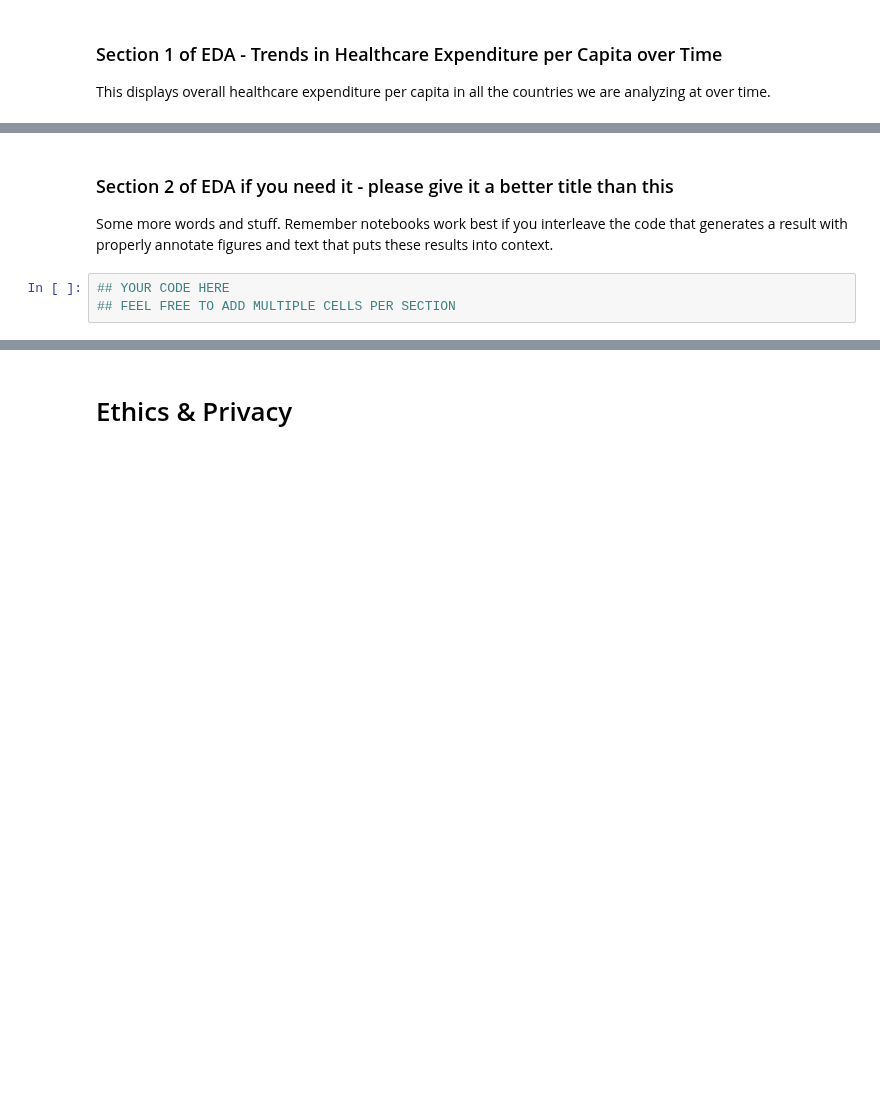
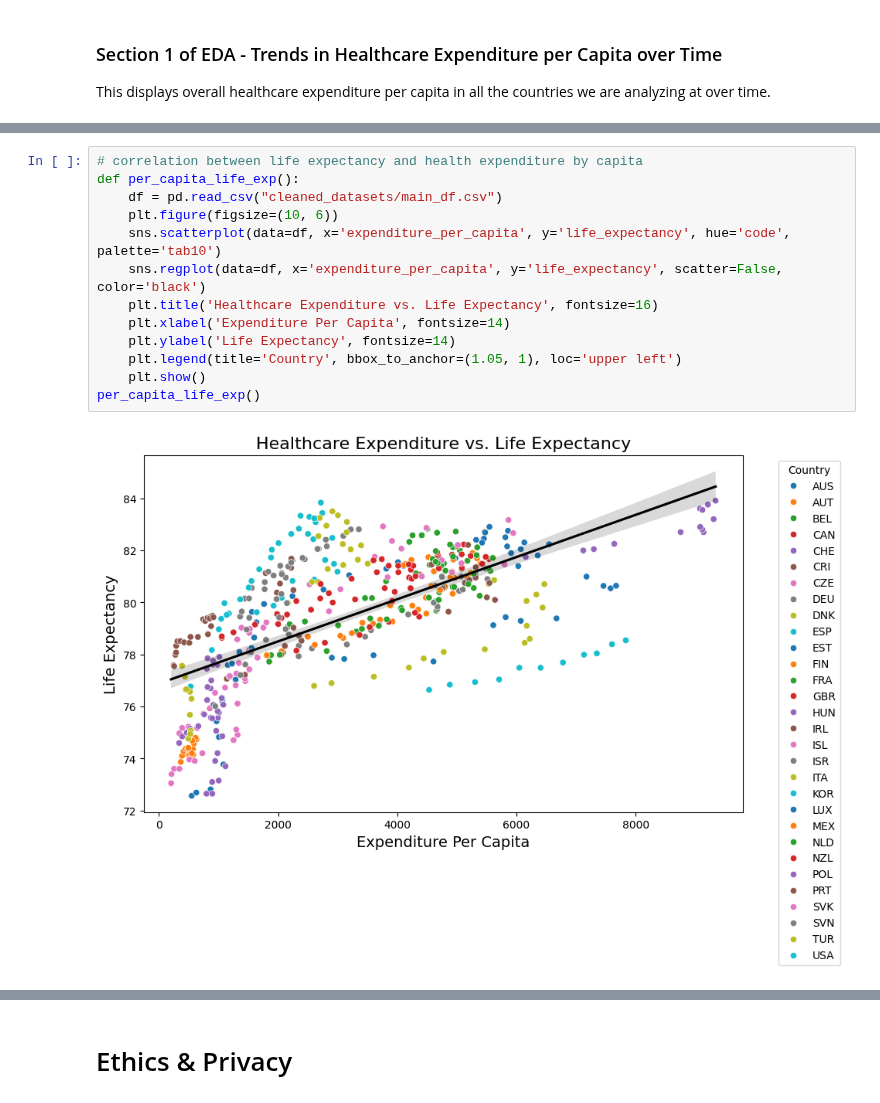
Before and after one commit to AishaWolff/data_science_research_project, a Jupyter notebook: EDACheckpoint_Group063-FA24.ipynb, the cells around one changed output, grey strips where cells are left out. Saved outputs shown, nothing was run; the diff lists cells and outputs as text; blank space fills up the shorter version.

Commit message:
added code for my visualizations

```diff
--- a/EDACheckpoint_Group063-FA24.ipynb
+++ b/EDACheckpoint_Group063-FA24.ipynb
@@ -543,7 +545,15 @@ plt.show()
-# %% [markdown]
-### Section 2 of EDA if you need it  - please give it a better title than this
-
-Some more words and stuff.  Remember notebooks work best if you interleave the code that generates a result with properly annotate figures and text that puts these results into context.
-# %%
-## YOUR CODE HERE
-## FEEL FREE TO ADD MULTIPLE CELLS PER SECTION
+# %%
+# correlation between life expectancy and health expenditure by capita
+def per_capita_life_exp():
+    df = pd.read_csv("cleaned_datasets/main_df.csv")
+    plt.figure(figsize=(10, 6))
+    sns.scatterplot(data=df, x='expenditure_per_capita', y='life_expectancy', hue='code', palette='tab10')
+    sns.regplot(data=df, x='expenditure_per_capita', y='life_expectancy', scatter=False, color='black')
+    plt.title('Healthcare Expenditure vs. Life Expectancy', fontsize=16)
+    plt.xlabel('Expenditure Per Capita', fontsize=14)
+    plt.ylabel('Life Expectancy', fontsize=14)
+    plt.legend(title='Country', bbox_to_anchor=(1.05, 1), loc='upper left')
+    plt.show()
+per_capita_life_exp()
+# %% [output]
+[figure, added]
```
Also changed, not shown: parts of 5 cells of this notebook, 1 other file.
